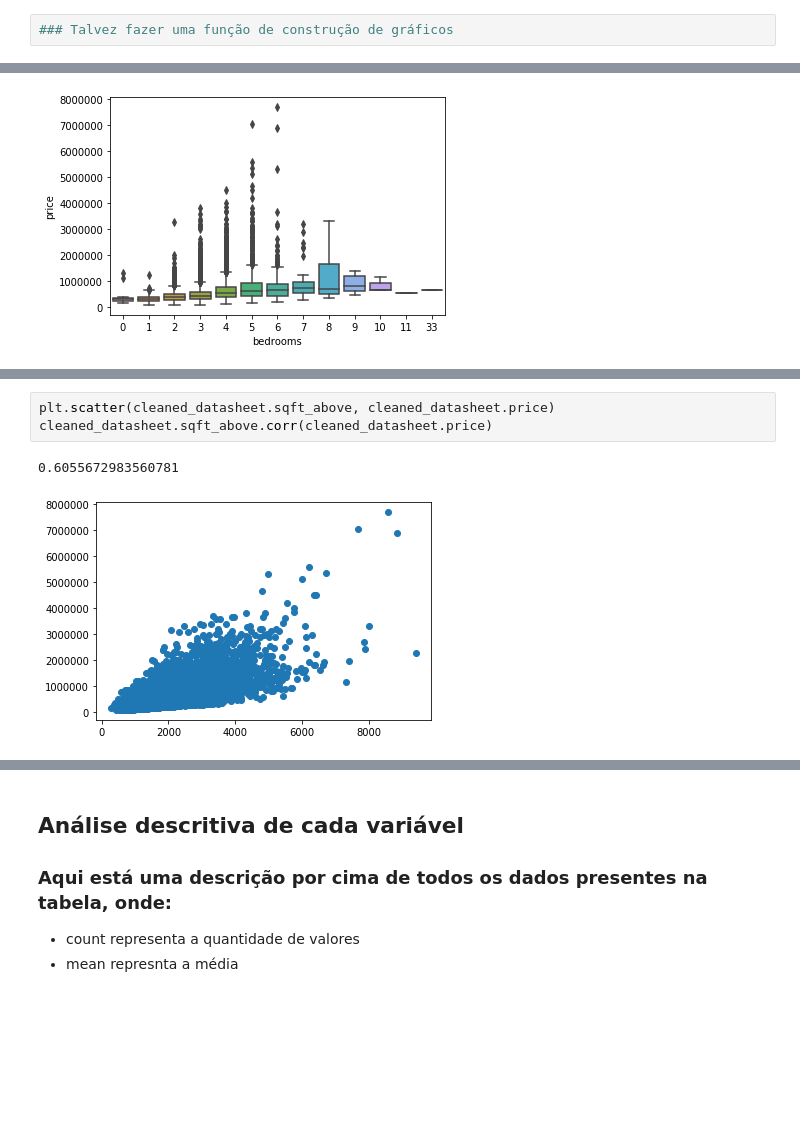
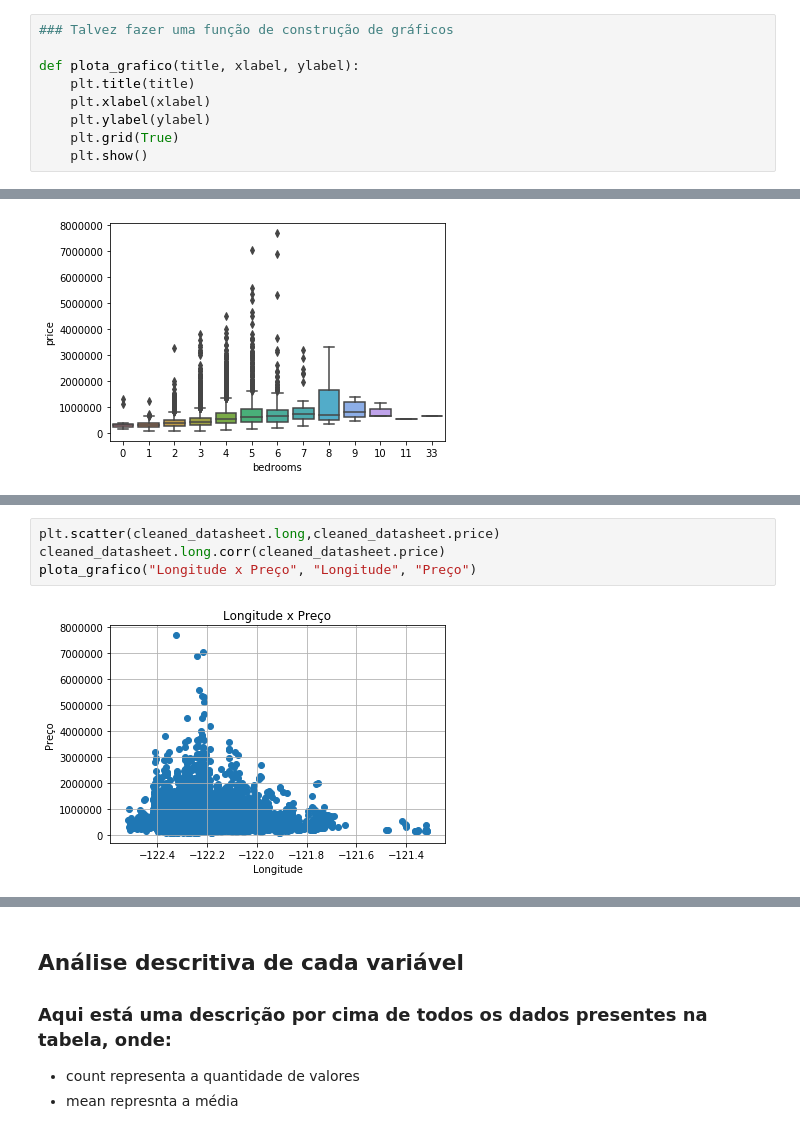
Before and after one commit to rafaelhbz/Projeto2_Cdados, a Jupyter notebook: Projeto2.ipynb, the cells around one changed output, grey strips where cells are left out. Saved outputs shown, nothing was run; the diff lists cells and outputs as text; blank space fills up the shorter version.

```diff
--- a/Projeto2.ipynb
+++ b/Projeto2.ipynb
@@ -7,6 +7,13 @@
 ### Para responder esta pergunta é necessário fazer uma análise dos dados, algumas regressões e depois comparar as métricas específicas de cada regressão. Além disso será feito uma análise de cada variável individualmente em comparação com o preço, para verificar se as métricas condizem com a realidade
 # %%
 ### Talvez fazer uma função de construção de gráficos
+
+def plota_grafico(title, xlabel, ylabel):
+    plt.title(title)
+    plt.xlabel(xlabel)
+    plt.ylabel(ylabel)
+    plt.grid(True)
+    plt.show()
 # %% [markdown]
 ## Explicação das Variáveis
 # %% [markdown]
@@ -266,7 +295,7 @@ cleaned_datasheet.floors.corr(cleaned_datasheet.price)
 # %%
-plt.scatter(cleaned_datasheet.sqft_above, cleaned_datasheet.price)
-cleaned_datasheet.sqft_above.corr(cleaned_datasheet.price)
+plt.scatter(cleaned_datasheet.long,cleaned_datasheet.price)
+cleaned_datasheet.long.corr(cleaned_datasheet.price)
+plota_grafico("Longitude x Preço", "Longitude", "Preço")
 # %% [output]
-0.6055672983560781
-[figure, old version]
+[figure, new version]
 # %%
```
Also changed, not shown: parts of 20 cells of this notebook, 1 other file.
